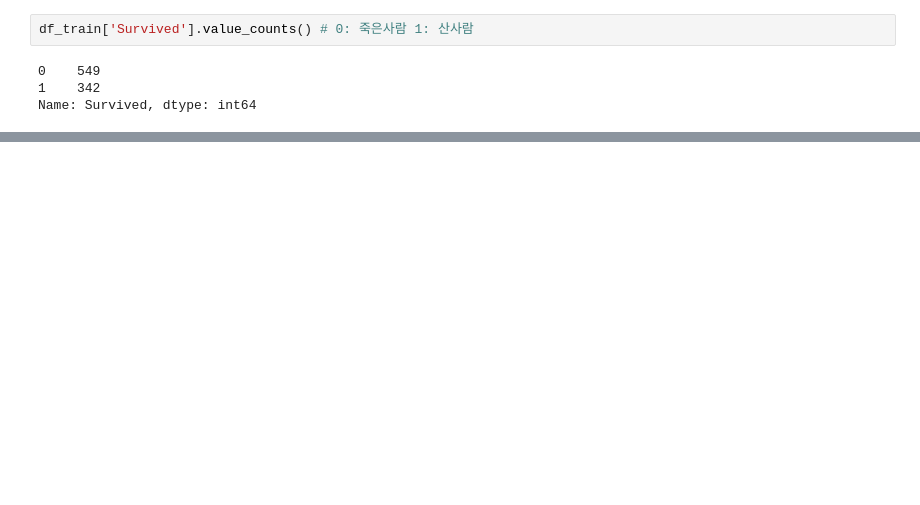
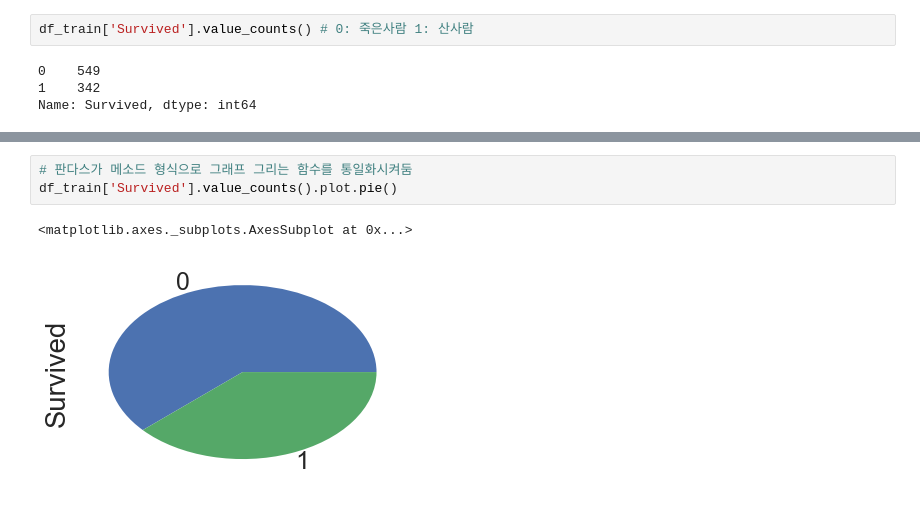
Before and after one commit to Jerrykim91/Pandas_Study, a Jupyter notebook: Titanic_from_Kaggle_kr/Titanic_01.ipynb, the cells around one changed output, grey strips where cells are left out. Saved outputs shown, nothing was run; the diff lists cells and outputs as text; blank space fills up the shorter version.

```diff
--- a/Titanic_from_Kaggle_kr/Titanic_01.ipynb
+++ b/Titanic_from_Kaggle_kr/Titanic_01.ipynb
@@ -265,0 +284,6 @@ Name: Survived, dtype: int64
+# %%
+# 판다스가 메소드 형식으로 그래프 그리는 함수를 통일화시켜둠
+df_train['Survived'].value_counts().plot.pie()
+# %% [output]
+<matplotlib.axes._subplots.AxesSubplot at 0x...>
+[figure, added]
```
Also changed, not shown: parts of 24 cells of this notebook.
